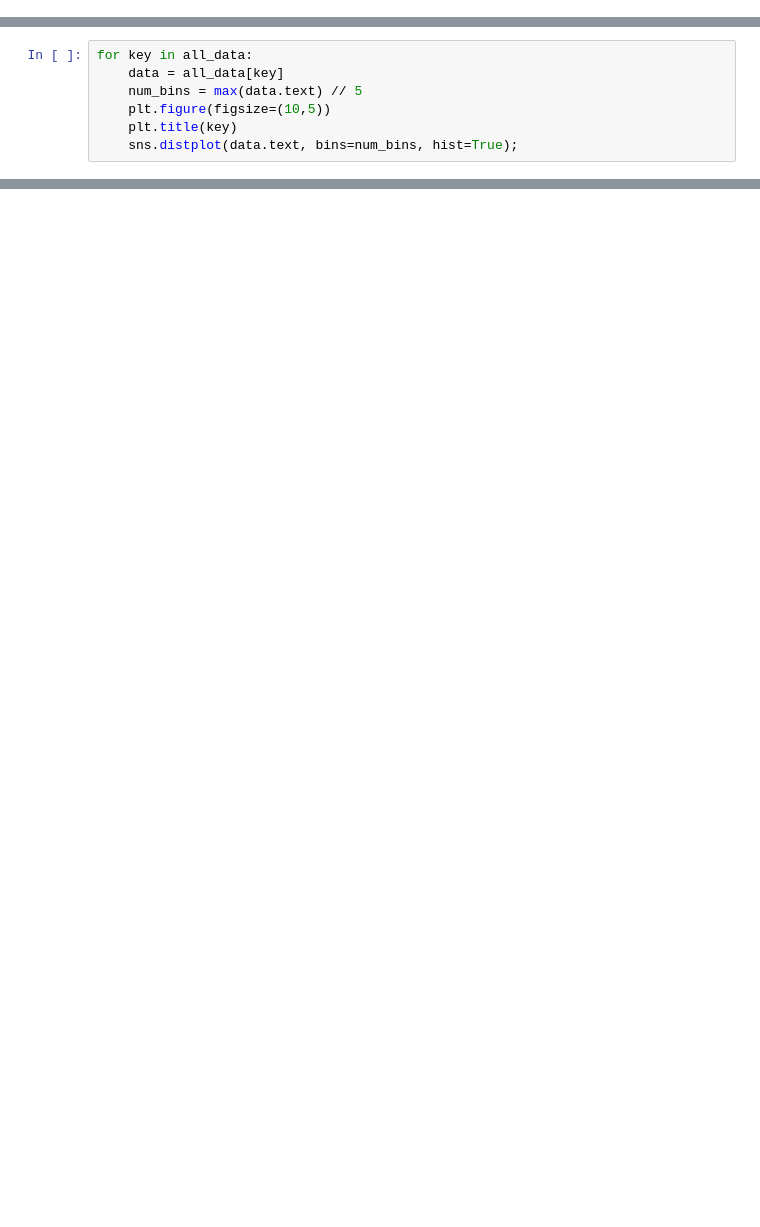
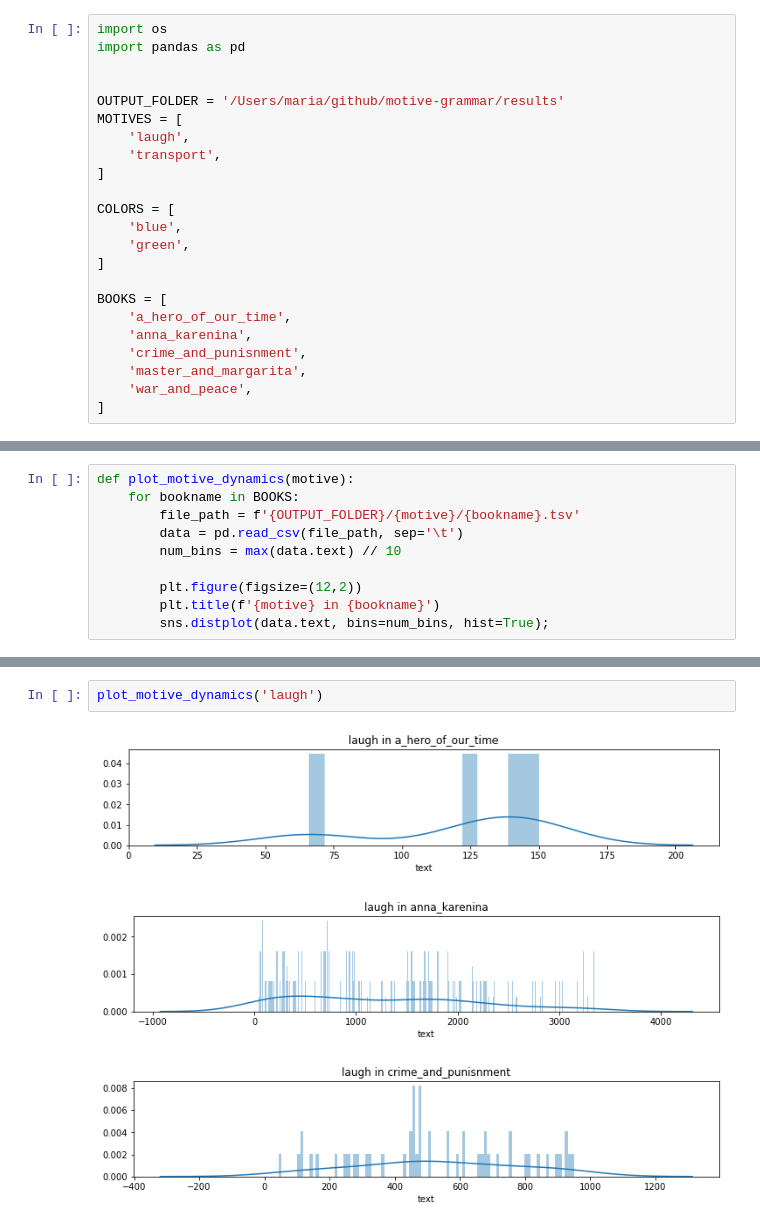
Before and after one commit to mtaktash/motive-grammar, a Jupyter notebook: results/MotiveDynamics.ipynb, the cells around one changed output, grey strips where cells are left out. Drawn from its saved outputs; the diff is of its cells as text; blank space fills up the shorter version.

Commit message:
Plot funcs

```diff
--- a/results/MotiveDynamics.ipynb
+++ b/results/MotiveDynamics.ipynb
@@ -26,0 +1,23 @@ import seaborn as sns
+# %%
+import os
+import pandas as pd
+
+
+OUTPUT_FOLDER = '/Users/maria/github/motive-grammar/results'
+MOTIVES = [
+    'laugh',
+    'transport',
+]
+
+COLORS = [
+    'blue',
+    'green',
+]
+
+BOOKS = [
+    'a_hero_of_our_time',
+    'anna_karenina',
+    'crime_and_punisnment',
+    'master_and_margarita',
+    'war_and_peace',
+]
@@ -27,7 +47,10 @@ import seaborn as sns
 # %%
-for key in all_data:
-    data = all_data[key]
-    num_bins = max(data.text) // 5
-    plt.figure(figsize=(10,5))
-    plt.title(key)
-    sns.distplot(data.text, bins=num_bins, hist=True);
+def plot_motive_dynamics(motive):
+    for bookname in BOOKS:
+        file_path = f'{OUTPUT_FOLDER}/{motive}/{bookname}.tsv'
+        data = pd.read_csv(file_path, sep='\t')
+        num_bins = max(data.text) // 10
+
+        plt.figure(figsize=(12,2))
+        plt.title(f'{motive} in {bookname}')
+        sns.distplot(data.text, bins=num_bins, hist=True);
@@ -39,0 +57,6 @@ for key in all_data:
+# %%
+plot_motive_dynamics('laugh')
+# %% [output]
+[figure, added]
+[figure, added]
+[figure, added]
```
Also changed, not shown: parts of 9 cells of this notebook.
